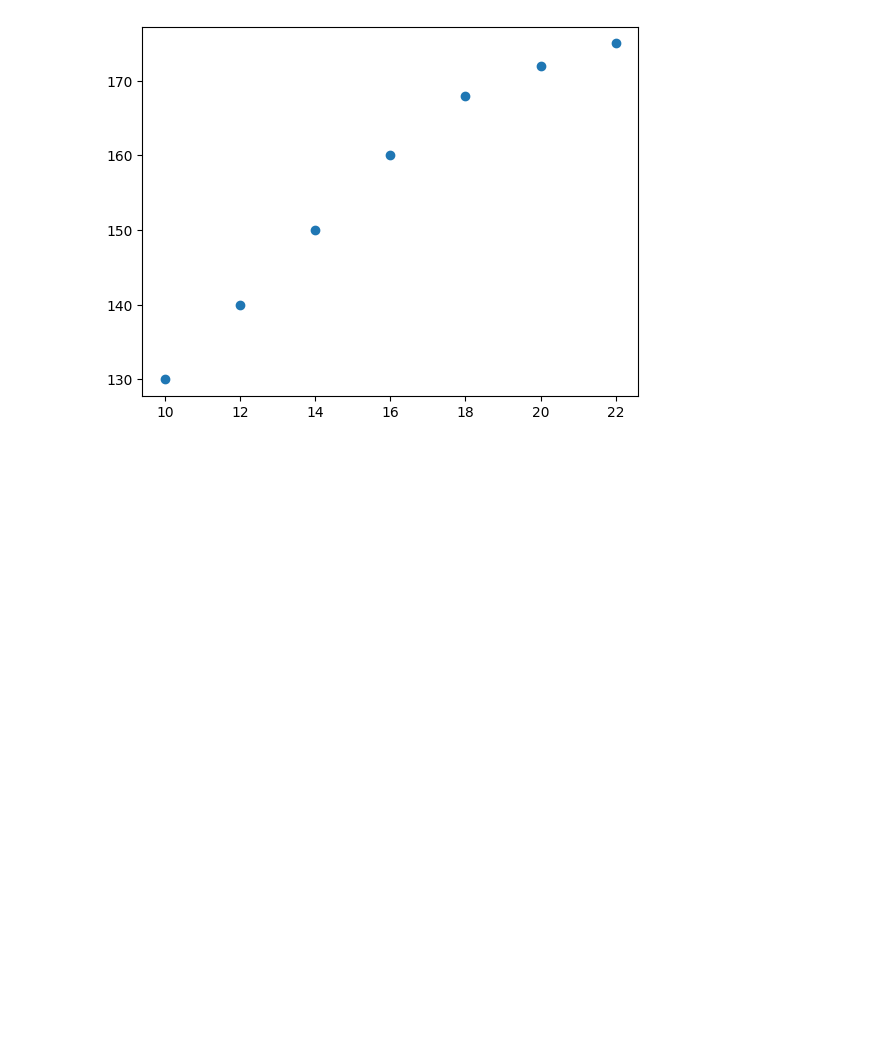
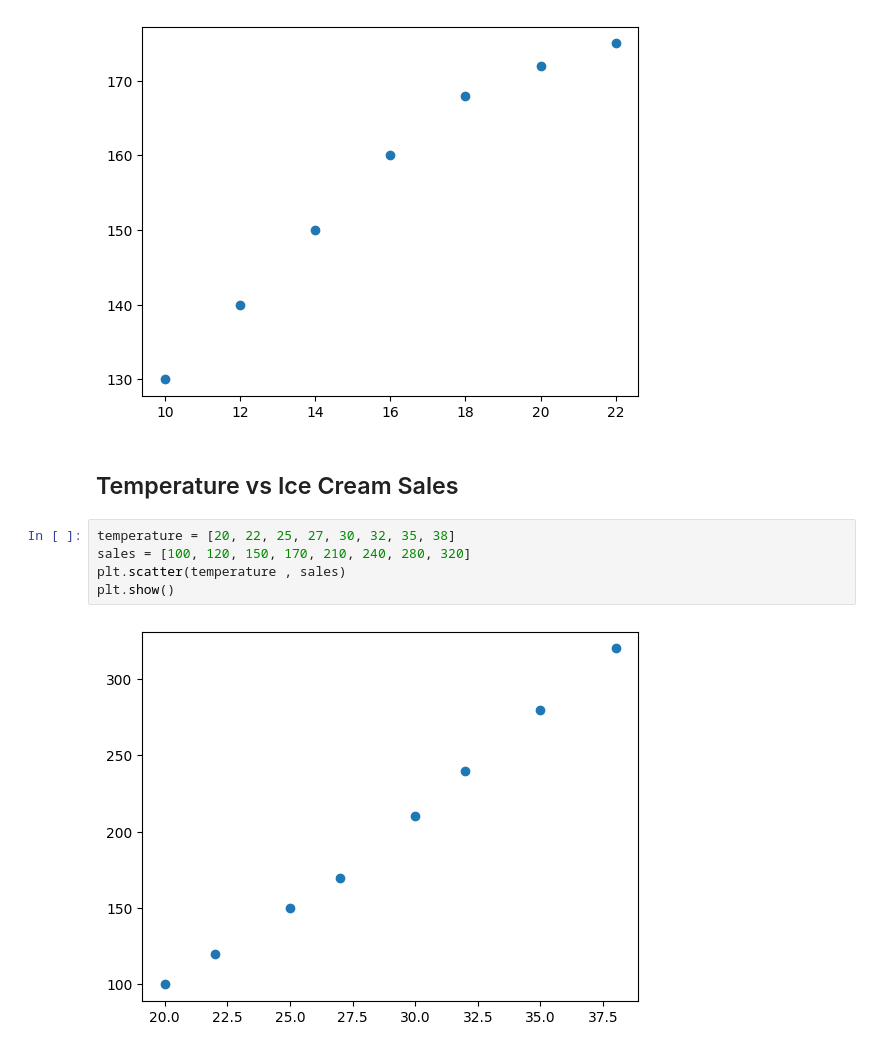
Before and after one commit to wahidali4321/Python-For-Machine-learning-, a Jupyter notebook: Python For machine learning.ipynb, the cells around one changed output. Saved outputs shown, nothing was run; the diff lists cells and outputs as text; blank space fills up the shorter version.

Commit message:
Temperature vs Ice Cream Sales

```diff
--- a/Python For machine learning.ipynb
+++ b/Python For machine learning.ipynb
@@ -1047,3 +1047,12 @@ plt.scatter(age , height)
 plt.show()
 # %% [output]
 [figure]
+# %% [markdown]
+## Temperature vs Ice Cream Sales
+# %%
+temperature = [20, 22, 25, 27, 30, 32, 35, 38]
+sales = [100, 120, 150, 170, 210, 240, 280, 320]
+plt.scatter(temperature , sales)
+plt.show()
+# %% [output]
+[figure, added]
```
